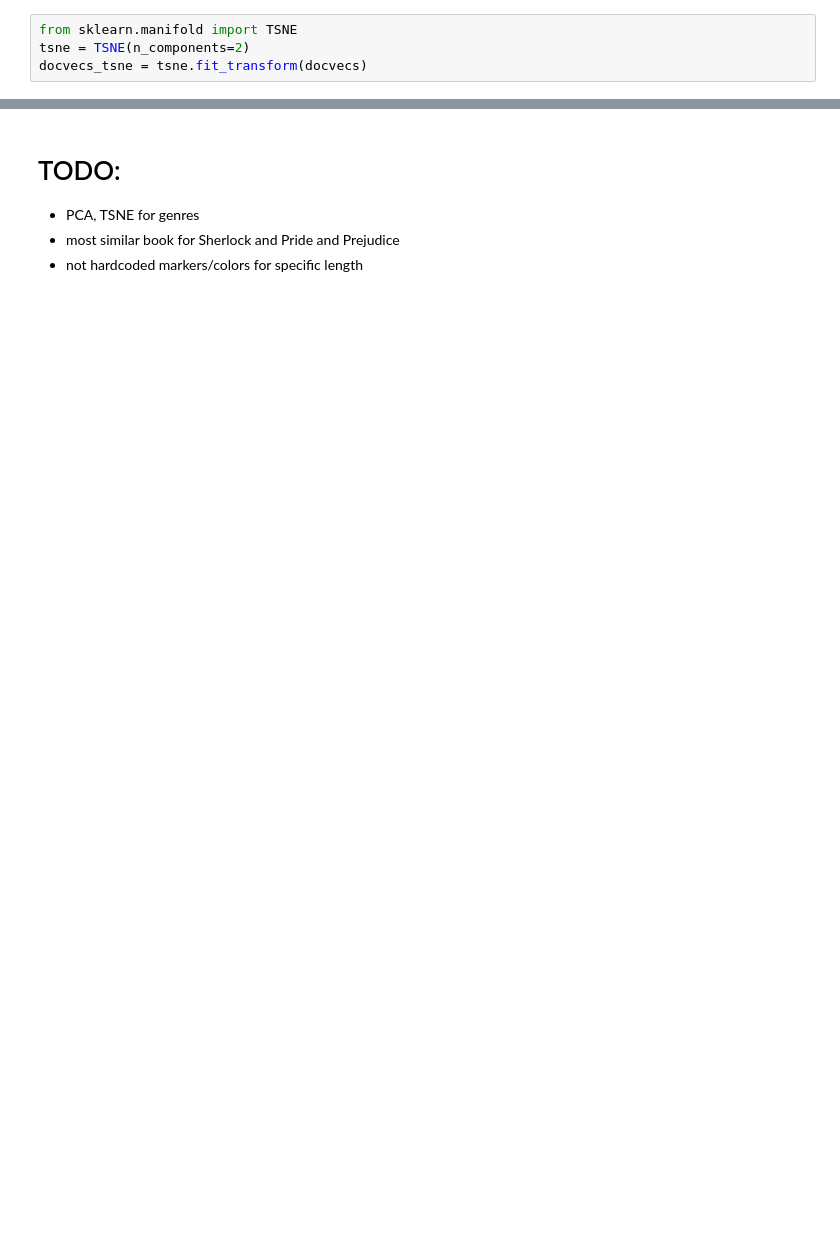
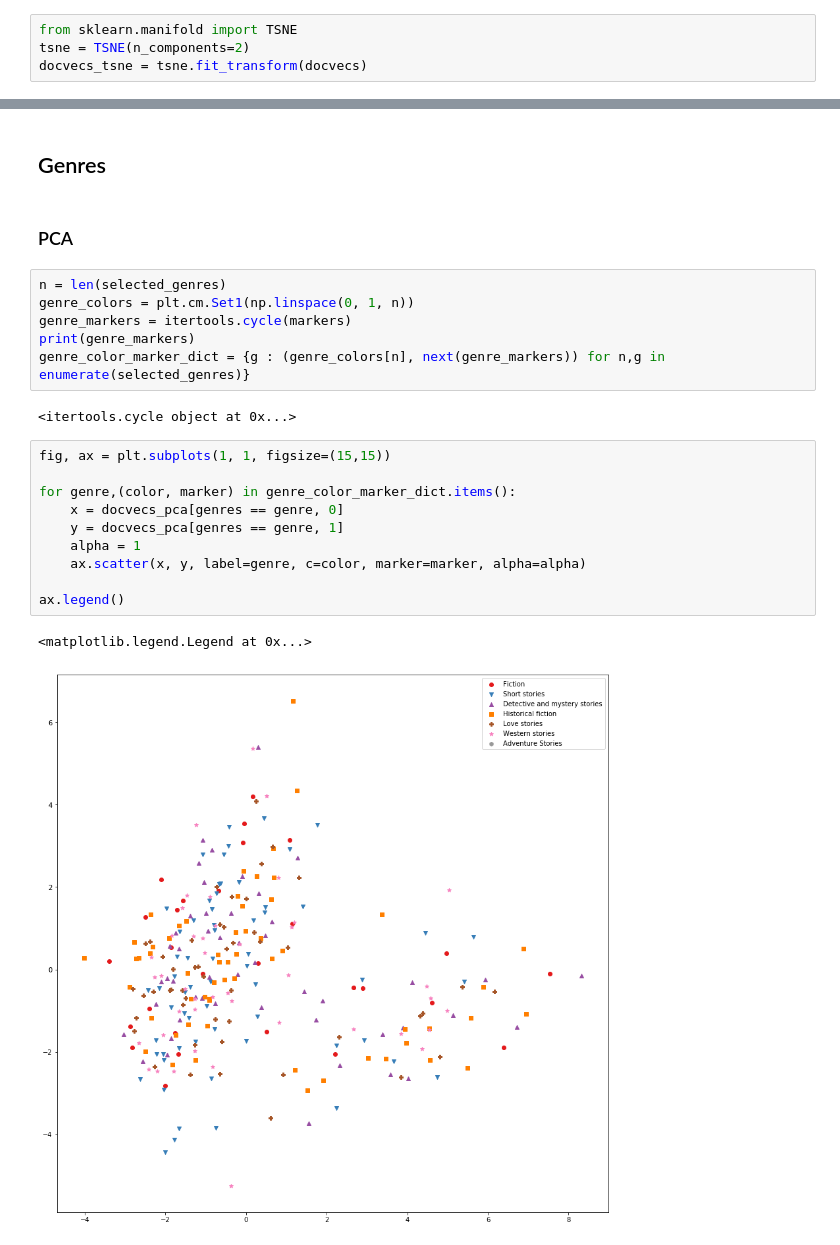
Before and after one commit to hobil/book-genres-prediction, a Jupyter notebook: notebooks/doc2vec_prototype.ipynb, the cells around one changed output, grey strips where cells are left out. Cells and saved outputs as stored; diff of their text form; blank space fills up the shorter version.

```diff
--- a/notebooks/doc2vec_prototype.ipynb
+++ b/notebooks/doc2vec_prototype.ipynb
@@ -214,5 +299,25 @@ ax.legend()
-# %% [markdown]
-# TODO:
-- PCA, TSNE for genres
-- most similar book for Sherlock and Pride and Prejudice
-- not hardcoded markers/colors for specific length
+# %% [markdown]
+## Genres
+# %% [markdown]
+### PCA
+# %%
+n = len(selected_genres)
+genre_colors = plt.cm.Set1(np.linspace(0, 1, n))
+genre_markers = itertools.cycle(markers)
+print(genre_markers)
+genre_color_marker_dict = {g : (genre_colors[n], next(genre_markers)) for n,g in enumerate(selected_genres)}
+# %% [output]
+<itertools.cycle object at 0x...>
+# %%
+fig, ax = plt.subplots(1, 1, figsize=(15,15))
+
+for genre,(color, marker) in genre_color_marker_dict.items():
+    x = docvecs_pca[genres == genre, 0]
+    y = docvecs_pca[genres == genre, 1]
+    alpha = 1
+    ax.scatter(x, y, label=genre, c=color, marker=marker, alpha=alpha)
+
+ax.legend()
+# %% [output]
+<matplotlib.legend.Legend at 0x...>
+[figure, added]
```
Also changed, not shown: parts of 39 cells of this notebook, 1 other file.
